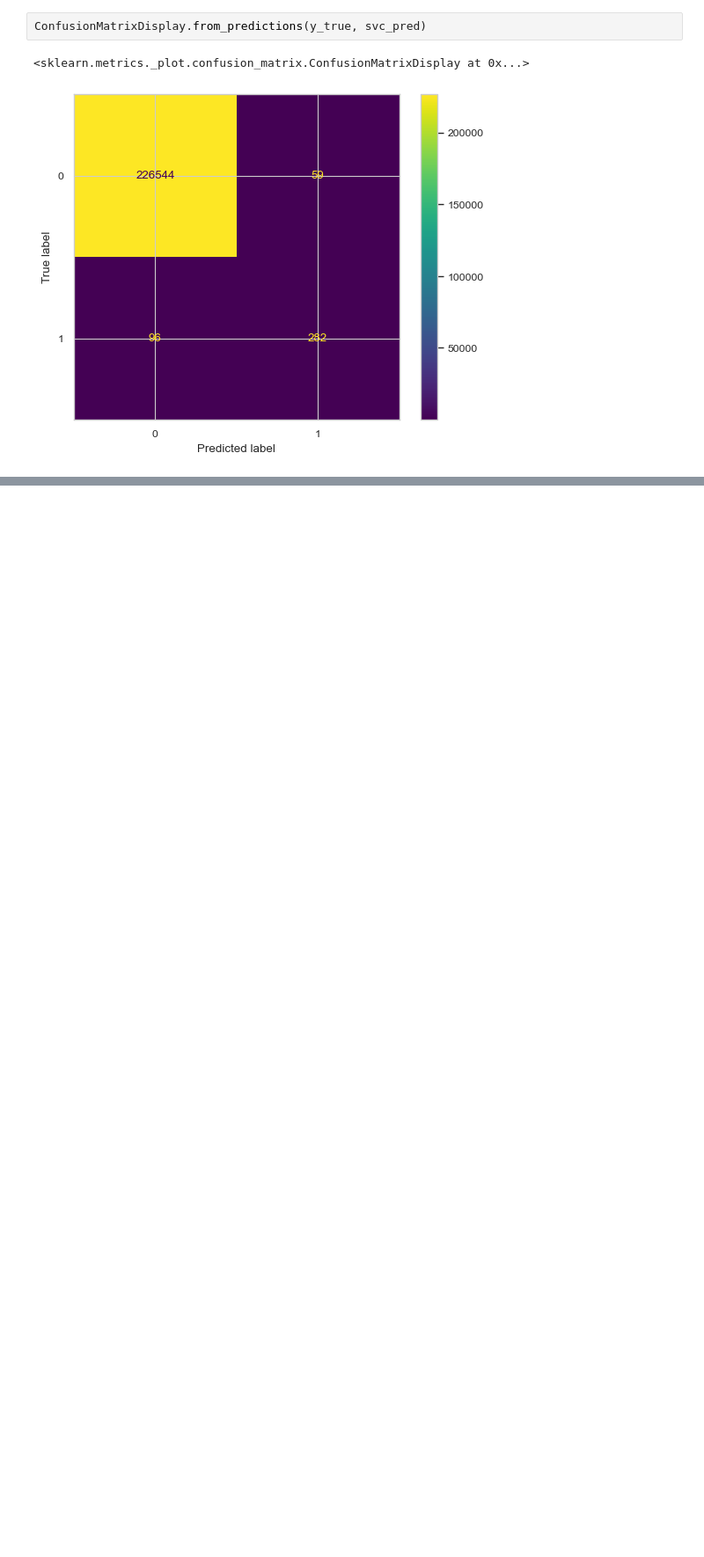
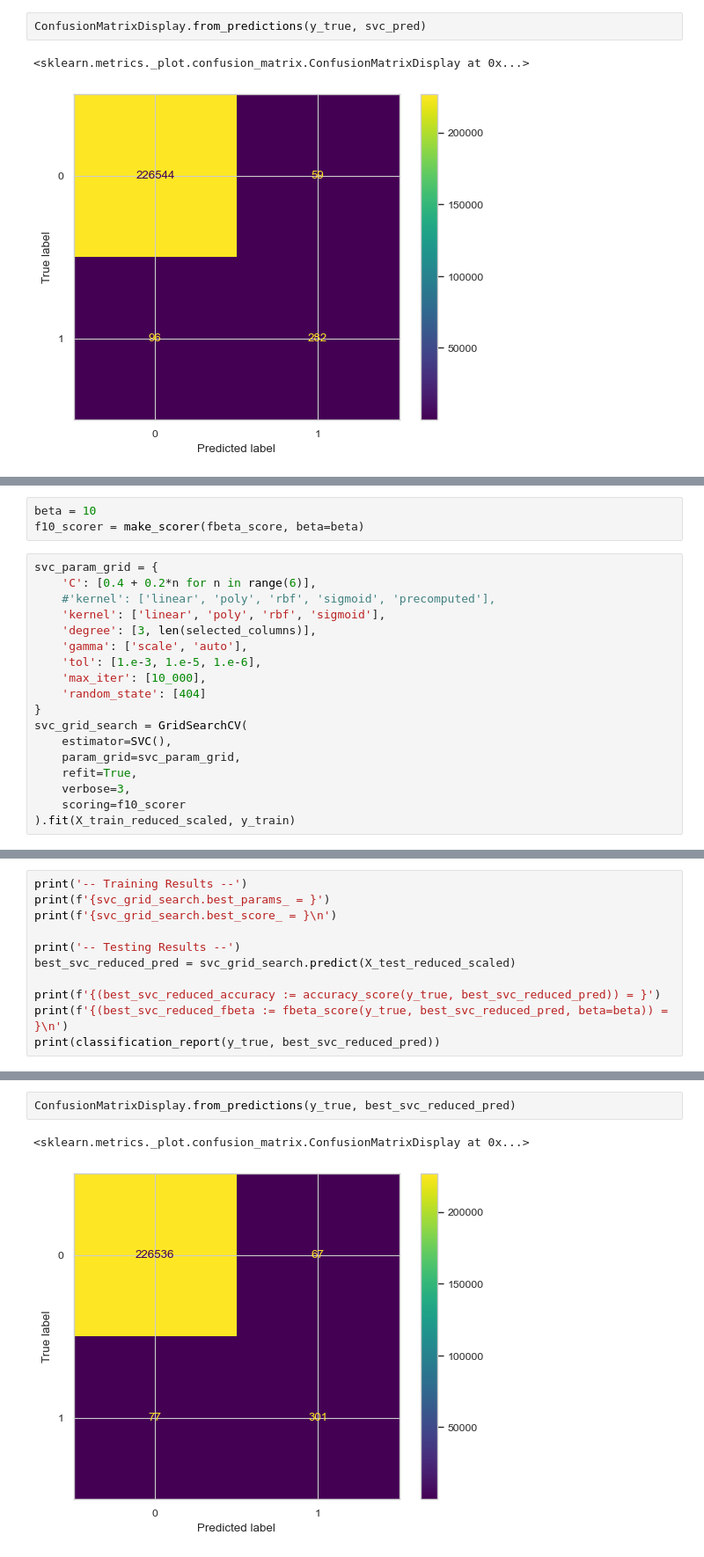
Before and after one commit to WildCodeWolf/Your-Data-Is-Mine, a Jupyter notebook: creditcard-ml.ipynb, the cells around one changed output, grey strips where cells are left out. Shown at 88% size. Cells and saved outputs as stored; diff of their text form; blank space fills up the shorter version.

```diff
--- a/creditcard-ml.ipynb
+++ b/creditcard-ml.ipynb
@@ -575,0 +739,21 @@ ConfusionMatrixDisplay.from_predictions(y_true, svc_pred)
+# %%
+beta = 10
+f10_scorer = make_scorer(fbeta_score, beta=beta)
+# %%
+svc_param_grid = {
+    'C': [0.4 + 0.2*n for n in range(6)],
+    #'kernel': ['linear', 'poly', 'rbf', 'sigmoid', 'precomputed'],
+    'kernel': ['linear', 'poly', 'rbf', 'sigmoid'],
+    'degree': [3, len(selected_columns)],
+    'gamma': ['scale', 'auto'],
+    'tol': [1.e-3, 1.e-5, 1.e-6],
+    'max_iter': [10_000],
+    'random_state': [404]
+}
+svc_grid_search = GridSearchCV(
+    estimator=SVC(),
+    param_grid=svc_param_grid,
+    refit=True,
+    verbose=3,
+    scoring=f10_scorer
+).fit(X_train_reduced_scaled, y_train)
@@ -575,0 +778,11 @@ ConfusionMatrixDisplay.from_predictions(y_true, svc_pred)
+# %%
+print('-- Training Results --')
+print(f'{svc_grid_search.best_params_ = }')
+print(f'{svc_grid_search.best_score_ = }\n')
+
+print('-- Testing Results --')
+best_svc_reduced_pred = svc_grid_search.predict(X_test_reduced_scaled)
+
+print(f'{(best_svc_reduced_accuracy := accuracy_score(y_true, best_svc_reduced_pred)) = }')
+print(f'{(best_svc_reduced_fbeta := fbeta_score(y_true, best_svc_reduced_pred, beta=beta)) = }\n')
+print(classification_report(y_true, best_svc_reduced_pred))
@@ -575,0 +806,5 @@ ConfusionMatrixDisplay.from_predictions(y_true, svc_pred)
+# %%
+ConfusionMatrixDisplay.from_predictions(y_true, best_svc_reduced_pred)
+# %% [output]
+<sklearn.metrics._plot.confusion_matrix.ConfusionMatrixDisplay at 0x...>
+[figure, added]
```
Also changed, not shown: parts of 27 cells of this notebook.
